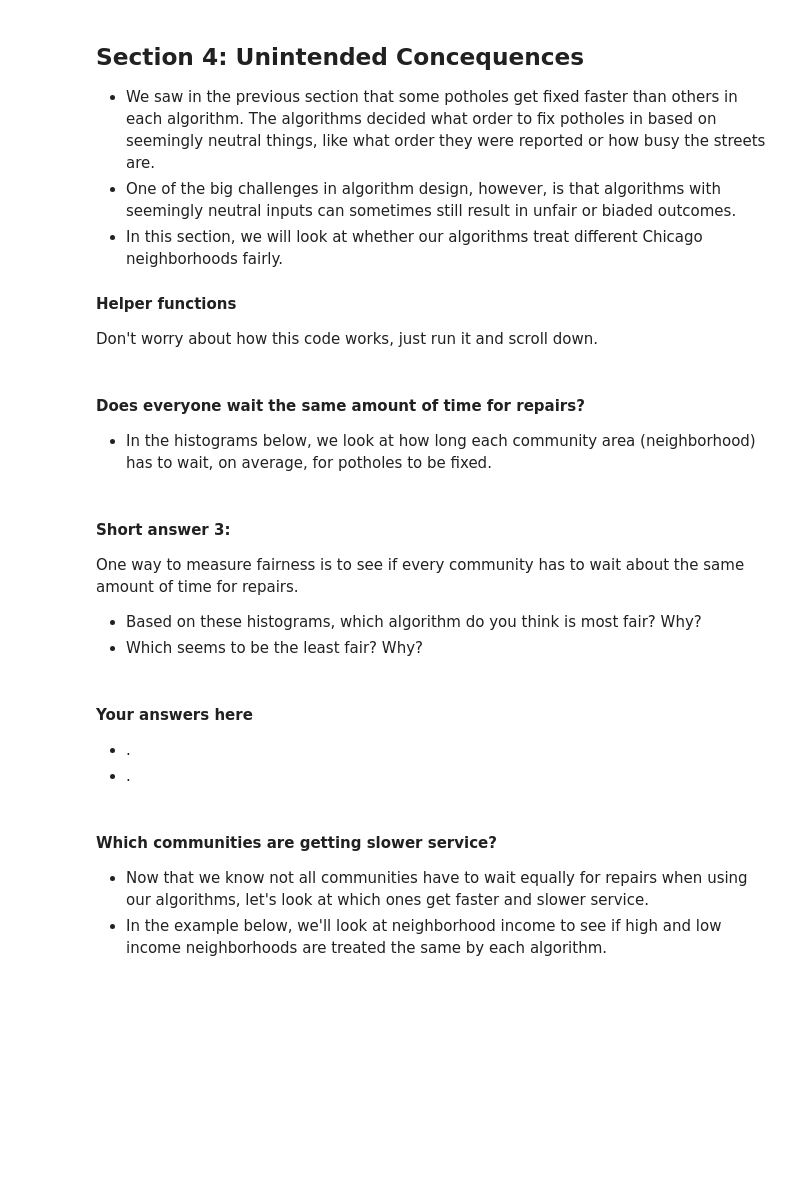
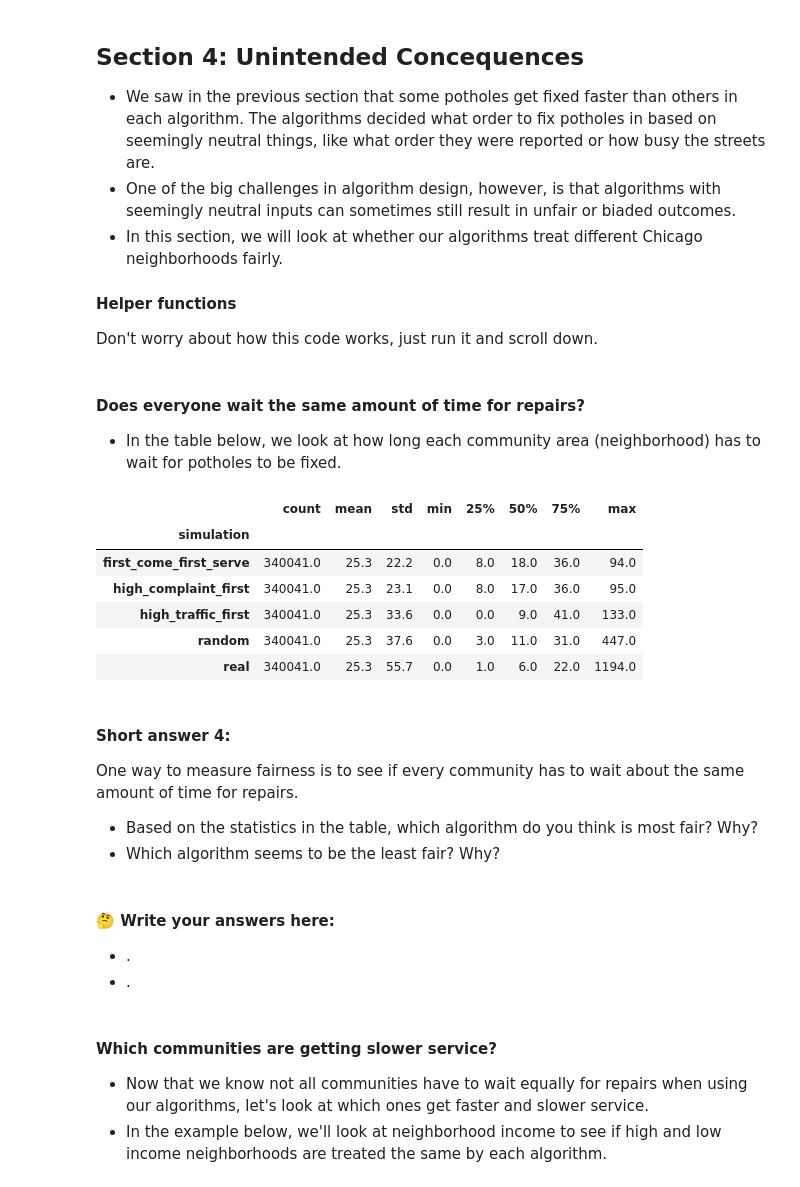
Before and after one commit to UM-CSS/CSSLabs-Algorithms-Society, a Jupyter notebook: 0_potholes.ipynb, the cells around one changed output. Cells and saved outputs as stored; diff of their text form; code cells hidden in the pictures; blank space fills up the shorter version.

Commit message:
update short answer questions; add maps

```diff
--- a/0_potholes.ipynb
+++ b/0_potholes.ipynb
@@ -254,4 +289,4 @@ long2 = pd.concat(long2)
 long2 = long2.groupby(by=['simulation', 'community_area_number']).median().reset_index()
 # %% [markdown]
 #### Does everyone wait the same amount of time for repairs?
-- In the histograms below, we look at how long each community area (neighborhood) has to wait, on average, for potholes to be fixed.
+- In the table below, we look at how long each community area (neighborhood) has to wait for potholes to be fixed.
@@ -266,10 +293,26 @@ plt.show()
+# %%
+long2 = []
+for r in results.keys():
+    tmp = results[r][['pothole_id', 'days_open', 'community_area_number']].copy()
+    tmp['simulation'] = r
+    long2.append(tmp)
+long2 = pd.concat(long2)
+long2.groupby(by=['simulation']).days_open.describe().round(1)
+# %% [output]
+|  | count | mean | std | min | 25% | 50% | 75% | max |
+| simulation |  |  |  |  |  |  |  |  |
+| first_come_first_serve | 340041.0 | 25.3 | 22.2 | 0.0 | 8.0 | 18.0 | 36.0 | 94.0 |
+| high_complaint_first | 340041.0 | 25.3 | 23.1 | 0.0 | 8.0 | 17.0 | 36.0 | 95.0 |
+| high_traffic_first | 340041.0 | 25.3 | 33.6 | 0.0 | 0.0 | 9.0 | 41.0 | 133.0 |
+| random | 340041.0 | 25.3 | 37.6 | 0.0 | 3.0 | 11.0 | 31.0 | 447.0 |
+| real | 340041.0 | 25.3 | 55.7 | 0.0 | 1.0 | 6.0 | 22.0 | 1194.0 |
 # %% [markdown]
-#### Short answer 3:
+#### Short answer 4:
 One way to measure fairness is to see if every community has to wait about the same amount of time for repairs.
-- Based on these histograms, which algorithm do you think is most fair? Why?
-- Which seems to be the least fair? Why?
+- Based on the statistics in the table, which algorithm do you think is most fair? Why?
+- Which algorithm seems to be the least fair? Why?
 # %% [markdown]
-#### Your answers here
+#### 🤔 Write your answers here:
 - .
 - .
 # %% [markdown]
```
Also changed, not shown: parts of 32 cells of this notebook.
